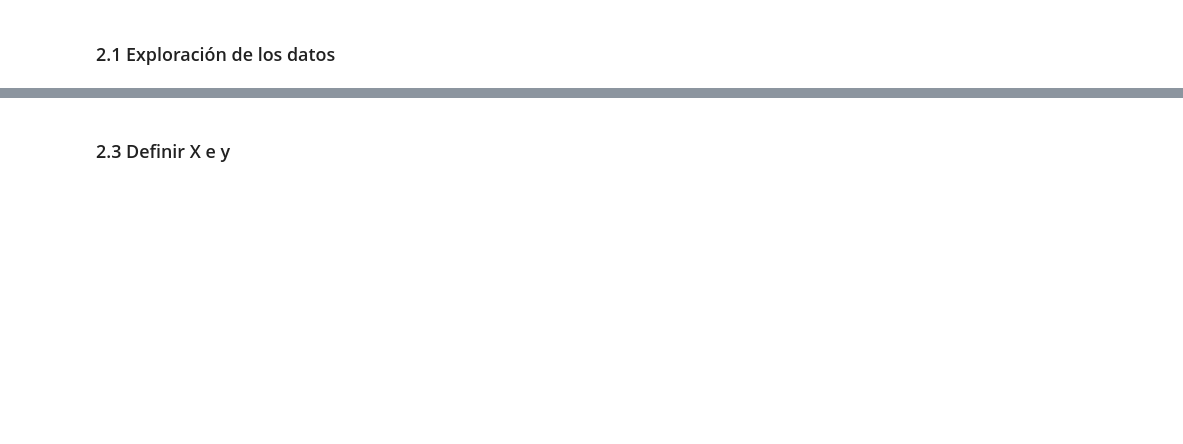
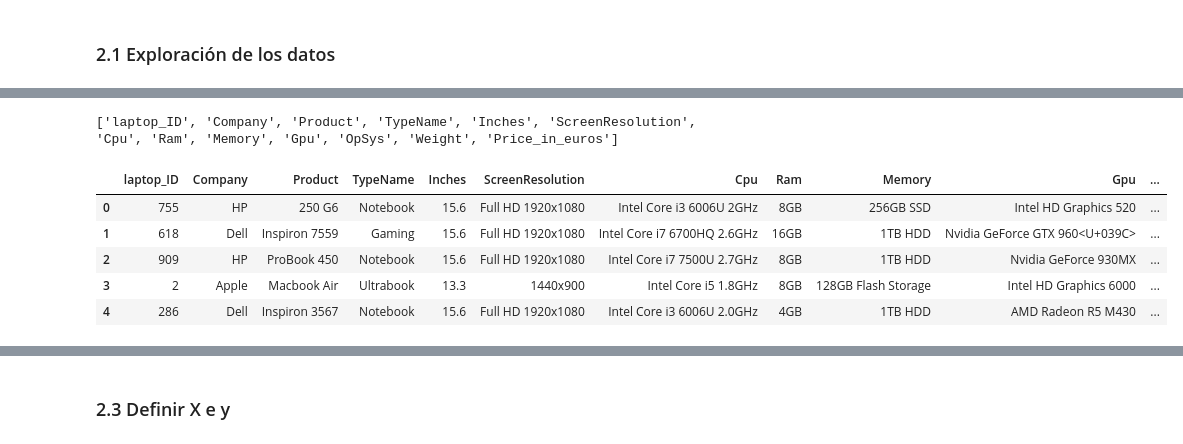
Before and after one commit to pablomoralesbaro/Ds-Online-PabloBaro, a Jupyter notebook: Team_Challenges/TC_04_Sprint_12_Kaggle/Kaggle_submission.ipynb, the cells around one changed output, grey strips where cells are left out. Drawn from its saved outputs; the diff is of its cells as text; code cells hidden in the pictures; blank space fills up the shorter version.

```diff
--- a/Team_Challenges/TC_04_Sprint_12_Kaggle/Kaggle_submission.ipynb
+++ b/Team_Challenges/TC_04_Sprint_12_Kaggle/Kaggle_submission.ipynb
@@ -34,0 +34,24 @@ df = pd.read_csv("./data/train.csv")
+# %%
+# ============================================================================
+# PASO 1: CARGAR DATOS (CORRECTAMENTE)
+# ============================================================================
+print("="*70)
+print("PASO 1: CARGA DE DATOS")
+print("="*70)
+
+import pandas as pd
+import numpy as np
+
+# Cargar archivos
+train = pd.read_csv('data/train.csv')
+test = pd.read_csv('data/test.csv')
+sample_submission = pd.read_csv('data/sample_submission.csv')
+
+print(f"\n✅ Datos cargados:")
+print(f"   train: {train.shape} (CON precio)")
+print(f"   test: {test.shape} (SIN precio)")
+print(f"   sample_submission: {sample_submission.shape}")
+
+# Copias para procesar
+train_processed = train.copy()
+test_processed = test.copy()
@@ -39,3 +92,14 @@ df.info()
+# %%
+print(train.columns.tolist())
+# %% [output]
+['laptop_ID', 'Company', 'Product', 'TypeName', 'Inches', 'ScreenResolution', 'Cpu', 'Ram', 'Memory', 'Gpu', 'OpSys', 'Weight', 'Price_in_euros']
 # %%
-df.head()
+train.head()
+# %% [output]
+|  | laptop_ID | Company | Product | TypeName | Inches | ScreenResolution | Cpu | Ram | Memory | Gpu | ... |
+| 0 | 755 | HP | 250 G6 | Notebook | 15.6 | Full HD 1920x1080 | Intel Core i3 6006U 2GHz | 8GB | 256GB SSD | Intel HD Graphics 520 | ... |
+| 1 | 618 | Dell | Inspiron 7559 | Gaming | 15.6 | Full HD 1920x1080 | Intel Core i7 6700HQ 2.6GHz | 16GB | 1TB HDD | Nvidia GeForce GTX 960<U+039C> | ... |
+| 2 | 909 | HP | ProBook 450 | Notebook | 15.6 | Full HD 1920x1080 | Intel Core i7 7500U 2.7GHz | 8GB | 1TB HDD | Nvidia GeForce 930MX | ... |
+| 3 | 2 | Apple | Macbook Air | Ultrabook | 13.3 | 1440x900 | Intel Core i5 1.8GHz | 8GB | 128GB Flash Storage | Intel HD Graphics 6000 | ... |
+| 4 | 286 | Dell | Inspiron 3567 | Notebook | 15.6 | Full HD 1920x1080 | Intel Core i3 6006U 2.0GHz | 4GB | 1TB HDD | AMD Radeon R5 M430 | ... |
 # %%
```
Also changed, not shown: parts of 22 cells of this notebook, 14 other files.
